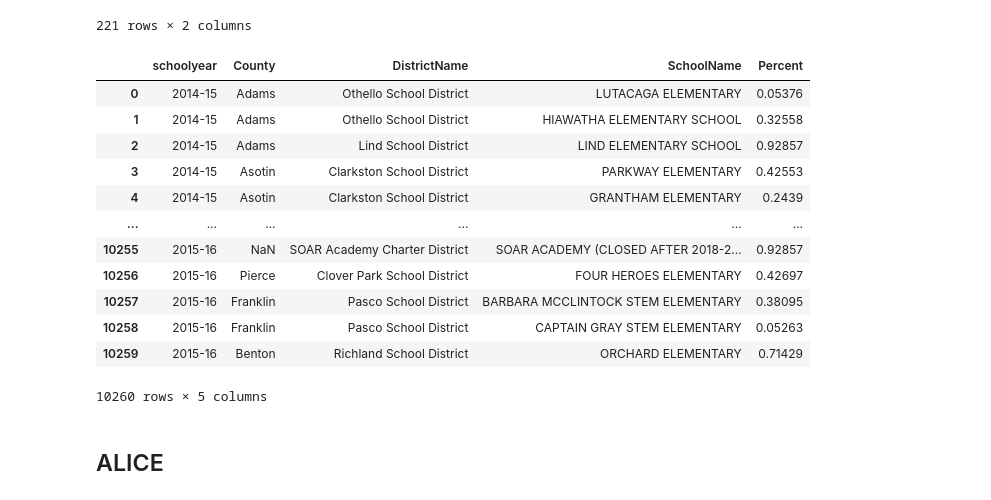
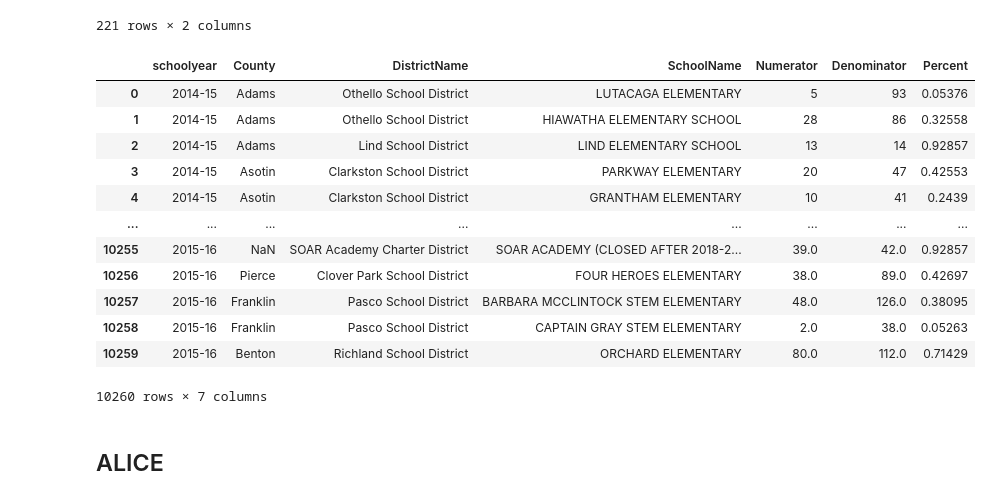
Before and after one commit to yay4john/United-Way, a Jupyter notebook: Predicting ALICE/FAFSA.ipynb, the cells around one changed output. Cells and saved outputs as stored; diff of their text form; code cells hidden in the pictures.

```diff
--- a/Predicting ALICE/FAFSA.ipynb
+++ b/Predicting ALICE/FAFSA.ipynb
@@ -224,7 +224,7 @@ kind_filter2 = kind_filter1[(kind_filter1['Measure'] == 'NumberofDomainsReadyfor
 # Pick the relevent columns
 # Pick the relevent columns
 
-kind = kind_filter2[['schoolyear','DistrictName','SchoolName','Percent']]
+kind = kind_filter2[['schoolyear','DistrictName','SchoolName','Numerator','Denominator','Percent']]
 kind['SchoolName'] = kind['SchoolName'].str.upper()
 kind
 # %% [output]
@@ -267,22 +267,22 @@ dlist
 221 rows × 2 columns
 # %%
 kind_joined = kind.merge(dlist, left_on = ['DistrictName'], right_on = ['DistrictName'], how = 'left')
-kind_output = kind_joined[['schoolyear','County','DistrictName','SchoolName','Percent']]
+kind_output = kind_joined[['schoolyear','County','DistrictName','SchoolName','Numerator','Denominator','Percent']]
 kind_output
 # %% [output]
-|  | schoolyear | County | DistrictName | SchoolName | Percent |
-| 0 | 2014-15 | Adams | Othello School District | LUTACAGA ELEMENTARY | 0.05376 |
-| 1 | 2014-15 | Adams | Othello School District | HIAWATHA ELEMENTARY SCHOOL | 0.32558 |
-| 2 | 2014-15 | Adams | Lind School District | LIND ELEMENTARY SCHOOL | 0.92857 |
-| 3 | 2014-15 | Asotin | Clarkston School District | PARKWAY ELEMENTARY | 0.42553 |
-| 4 | 2014-15 | Asotin | Clarkston School District | GRANTHAM ELEMENTARY | 0.2439 |
-| ... | ... | ... | ... | ... | ... |
-| 10255 | 2015-16 | NaN | SOAR Academy Charter District | SOAR ACADEMY (CLOSED AFTER 2018-2... | 0.92857 |
-| 10256 | 2015-16 | Pierce | Clover Park School District | FOUR HEROES ELEMENTARY | 0.42697 |
-| 10257 | 2015-16 | Franklin | Pasco School District | BARBARA MCCLINTOCK STEM ELEMENTARY | 0.38095 |
-| 10258 | 2015-16 | Franklin | Pasco School District | CAPTAIN GRAY STEM ELEMENTARY | 0.05263 |
-| 10259 | 2015-16 | Benton | Richland School District | ORCHARD ELEMENTARY | 0.71429 |
+|  | schoolyear | County | DistrictName | SchoolName | Numerator | Denominator | Percent |
+| 0 | 2014-15 | Adams | Othello School District | LUTACAGA ELEMENTARY | 5 | 93 | 0.05376 |
+| 1 | 2014-15 | Adams | Othello School District | HIAWATHA ELEMENTARY SCHOOL | 28 | 86 | 0.32558 |
+| 2 | 2014-15 | Adams | Lind School District | LIND ELEMENTARY SCHOOL | 13 | 14 | 0.92857 |
+| 3 | 2014-15 | Asotin | Clarkston School District | PARKWAY ELEMENTARY | 20 | 47 | 0.42553 |
+| 4 | 2014-15 | Asotin | Clarkston School District | GRANTHAM ELEMENTARY | 10 | 41 | 0.2439 |
+| ... | ... | ... | ... | ... | ... | ... | ... |
+| 10255 | 2015-16 | NaN | SOAR Academy Charter District | SOAR ACADEMY (CLOSED AFTER 2018-2... | 39.0 | 42.0 | 0.92857 |
+| 10256 | 2015-16 | Pierce | Clover Park School District | FOUR HEROES ELEMENTARY | 38.0 | 89.0 | 0.42697 |
+| 10257 | 2015-16 | Franklin | Pasco School District | BARBARA MCCLINTOCK STEM ELEMENTARY | 48.0 | 126.0 | 0.38095 |
+| 10258 | 2015-16 | Franklin | Pasco School District | CAPTAIN GRAY STEM ELEMENTARY | 2.0 | 38.0 | 0.05263 |
+| 10259 | 2015-16 | Benton | Richland School District | ORCHARD ELEMENTARY | 80.0 | 112.0 | 0.71429 |
-10260 rows × 5 columns
+10260 rows × 7 columns
 # %%
 kind_output.to_csv('/Users/jStrange/Library/CloudStorage/OneDrive-Personal/Data Science/Data/United Way/Kindergarten Readiness/Kindergarten.csv')
 # %% [markdown]
```
Also changed, not shown: parts of 1 cell of this notebook, 1 other file.
